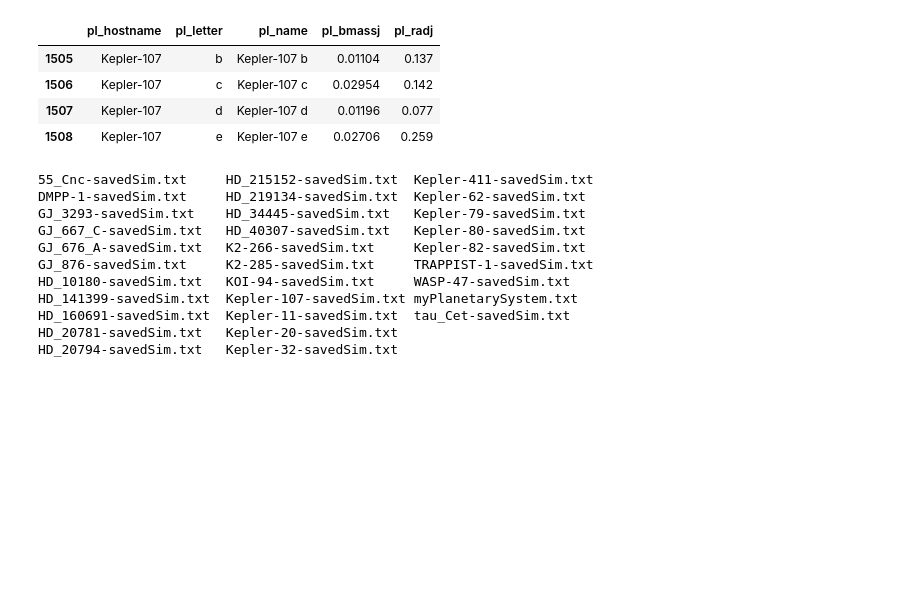
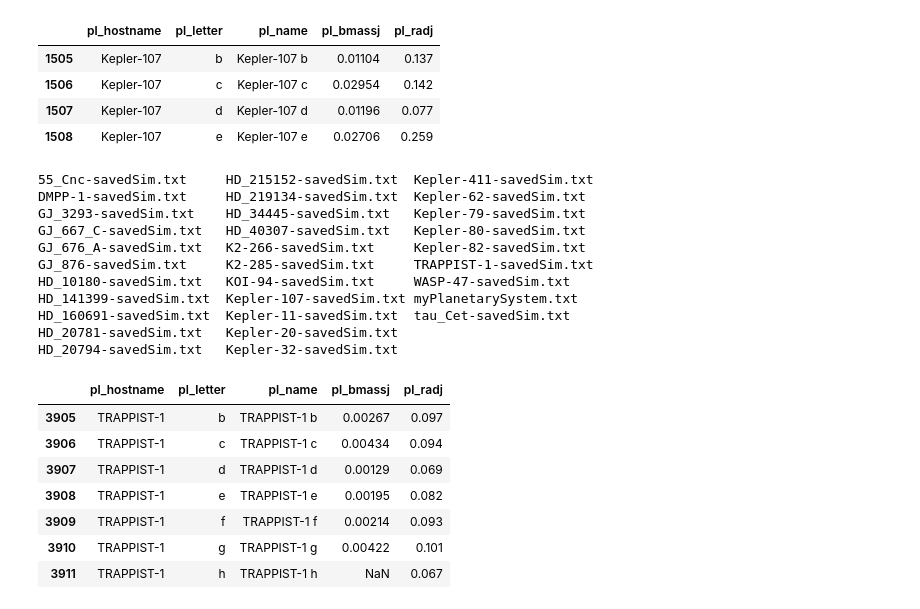
Before and after one commit to jnaiman/csci-p-14110_su2020, a Jupyter notebook: lesson10/inClass_lesson10_finalClass.ipynb, the cells around one changed output. Cells and saved outputs as stored; diff of their text form; code cells hidden in the pictures; blank space fills up the shorter version.

```diff
--- a/lesson10/inClass_lesson10_finalClass.ipynb
+++ b/lesson10/inClass_lesson10_finalClass.ipynb
@@ -425,3 +426,15 @@ HD_141399-savedSim.txt  Kepler-107-savedSim.txt myPlanetarySystem.txt
 HD_160691-savedSim.txt  Kepler-11-savedSim.txt  tau_Cet-savedSim.txt
 HD_20781-savedSim.txt   Kepler-20-savedSim.txt
 HD_20794-savedSim.txt   Kepler-32-savedSim.txt
+# %%
+planets.loc[planets['pl_hostname'] == 'TRAPPIST-1',
+            ['pl_hostname', 'pl_letter', 'pl_name', 'pl_bmassj', 'pl_radj']]
+# %% [output]
+|  | pl_hostname | pl_letter | pl_name | pl_bmassj | pl_radj |
+| 3905 | TRAPPIST-1 | b | TRAPPIST-1 b | 0.00267 | 0.097 |
+| 3906 | TRAPPIST-1 | c | TRAPPIST-1 c | 0.00434 | 0.094 |
+| 3907 | TRAPPIST-1 | d | TRAPPIST-1 d | 0.00129 | 0.069 |
+| 3908 | TRAPPIST-1 | e | TRAPPIST-1 e | 0.00195 | 0.082 |
+| 3909 | TRAPPIST-1 | f | TRAPPIST-1 f | 0.00214 | 0.093 |
+| 3910 | TRAPPIST-1 | g | TRAPPIST-1 g | 0.00422 | 0.101 |
+| 3911 | TRAPPIST-1 | h | TRAPPIST-1 h | NaN | 0.067 |
```
Also changed, not shown: parts of 2 cells of this notebook, 20 other files.
